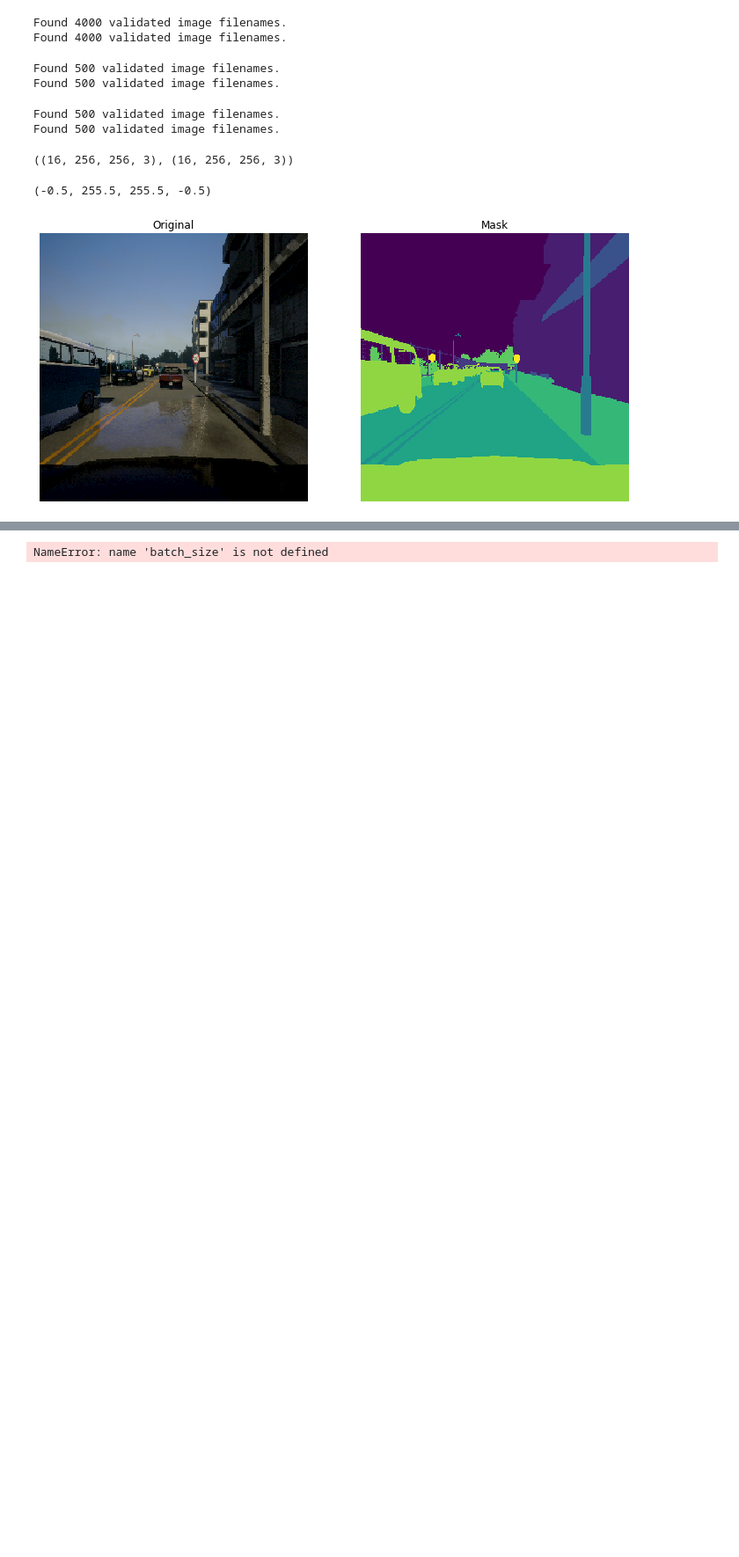
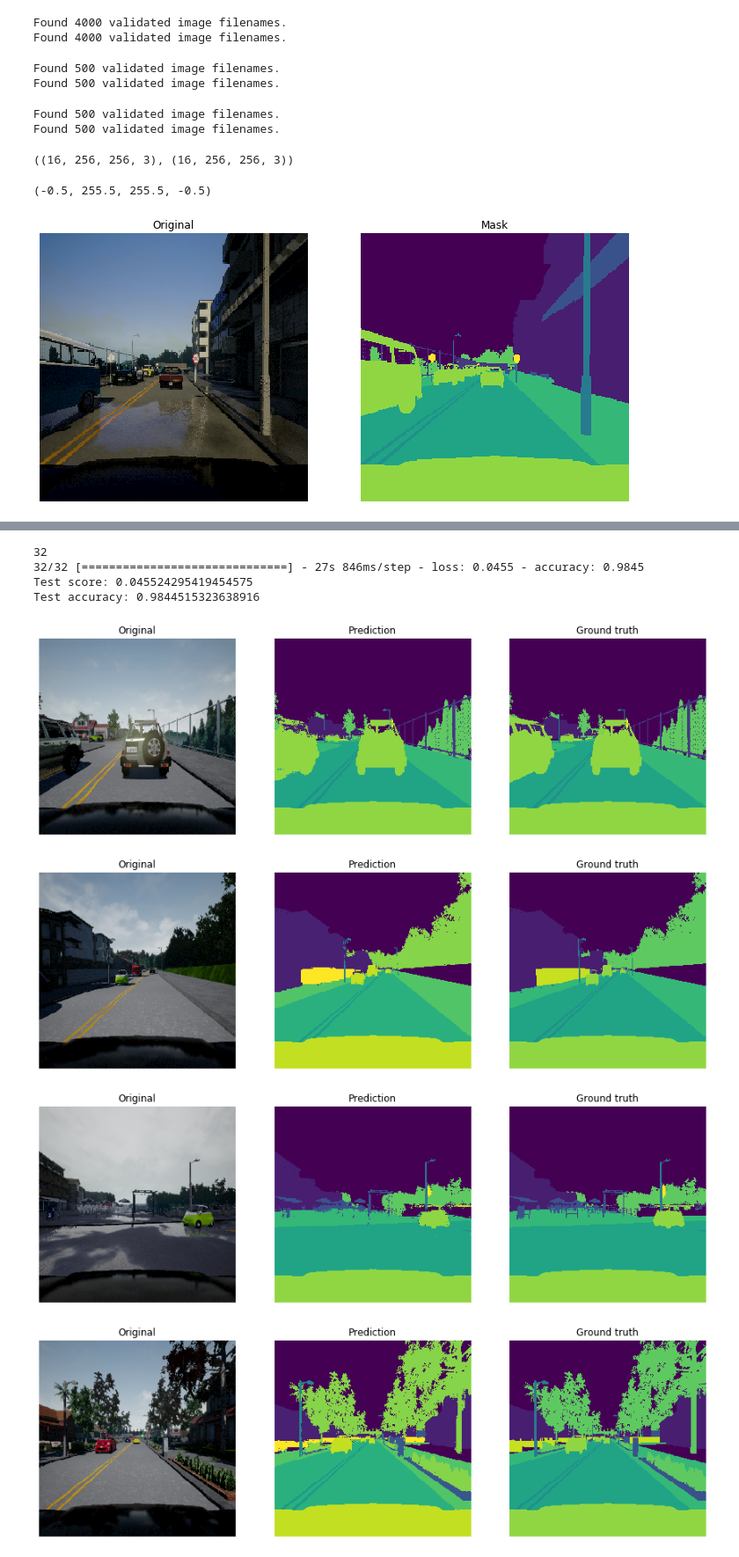
Before and after one commit to GarrettMerz/Projects, a Jupyter notebook: SelfDrivingSegmentation/SemanticSegmenter.ipynb, the cells around one changed output, grey strips where cells are left out. Shown at 88% size. Cells and saved outputs as stored; diff of their text form; code cells hidden in the pictures; blank space fills up the shorter version.

```diff
--- a/SelfDrivingSegmentation/SemanticSegmenter.ipynb
+++ b/SelfDrivingSegmentation/SemanticSegmenter.ipynb
@@ -230,37 +230,49 @@ def UNet():
 
     c1 = Conv2D(32, kernel_size=(3,3), kernel_initializer='he_normal', padding = 'same')(main_input)
     c1 = ELU()(c1)
+    c1 = BatchNormalization()(c1)
     c1 = Conv2D(32, kernel_size=(3,3), kernel_initializer='he_normal', padding = 'same')(c1)
     c1 = ELU()(c1)
+    c1 = BatchNormalization()(c1)
 
     p1 = MaxPooling2D((2,2))(c1)
 
     c2 = Conv2D(32*2, kernel_size=(3,3), kernel_initializer='he_normal', padding = 'same')(p1)
     c2 = ELU()(c2)
+    c2 = BatchNormalization()(c2)
     c2 = Conv2D(32*2, kernel_size=(3,3), kernel_initializer='he_normal', padding = 'same')(c2)
     c2 = ELU()(c2)
+    c2 = BatchNormalization()(c2)
     p2 = MaxPooling2D((2,2))(c2)
+
 
     c3 = Conv2D(32*4, kernel_size=(3,3), kernel_initializer='he_normal', padding = 'same')(p2)
     c3 = ELU()(c3)
+    c3 = BatchNormalization()(c3)
     c3 = Conv2D(32*2, kernel_size=(1,1), kernel_initializer='he_normal', padding = 'same')(c3)
     c3 = ELU()(c3)
+    c3 = BatchNormalization()(c3)
     c3 = Conv2D(32*4, kernel_size=(3,3), kernel_initializer='he_normal', padding = 'same')(c3)
     c3 = ELU()(c3)
+    c3 = BatchNormalization()(c3)
 
     p3 = MaxPooling2D((2,2))(c3)
 
     c4 = Conv2D(32*6, kernel_size=(3,3), kernel_initializer='he_normal', padding = 'same')(p3)
     c4 = ELU()(c4)
+    c4 = BatchNormalization()(c4)
     c4 = Conv2D(32*4, kernel_size=(1,1), kernel_initializer='he_normal', padding = 'same')(c4)
     c4 = ELU()(c4)
+    c4 = BatchNormalization()(c4)
     c4 = Conv2D(32*6, kernel_size=(3,3), kernel_initializer='he_normal', padding = 'same')(c4)
     c4 = ELU()(c4)
+    c4 = BatchNormalization()(c4)
 
     p4 = MaxPooling2D((2,2))(c4)
 
     c5 = Conv2D(32*6, kernel_size=(3,3), kernel_initializer='he_normal', padding = 'same')(p4)
     c5 = ELU()(c5)
+    c5 = BatchNormalization()(c5)
 
 
     ''' ~~~~~~~~~~~~~~~~~~~ DECODING LAYERS ~~~~~~~~~~~~~~~~~~~ '''
@@ -270,8 +282,10 @@ def UNet():
 
     c6 = Conv2D(32*4, kernel_size=(3,3), kernel_initializer='he_normal', padding = 'same')(concat1)
     c6 = ELU()(c6)
+    c6 = BatchNormalization()(c6)
     c6 = Conv2D(32*4, kernel_size=(3,3), kernel_initializer='he_normal', padding = 'same')(c6)
     c6 = ELU()(c6)
+    c6 = BatchNormalization()(c6)
 
 
     u2 = UpSampling2D((2,2))(c6)
@@ -279,22 +293,27 @@ def UNet():
 
     c7 = Conv2D(32*2, kernel_size=(3,3), kernel_initializer='he_normal', padding = 'same')(concat2)
     c7 = ELU()(c7)
+    c7 = BatchNormalization()(c7)
     c7 = Conv2D(32*2, kernel_size=(3,3), kernel_initializer='he_normal', padding = 'same')(c7)
     c7 = ELU()(c7)
+    c7 = BatchNormalization()(c7)
 
     u3 = UpSampling2D((2,2))(c7)
     concat3 = Concatenate()([c2, u3])
 
     c8 = Conv2D(32, kernel_size=(3,3), kernel_initializer='he_normal', padding = 'same')(concat3)
     c8 = ELU()(c8)
+    c8 = BatchNormalization()(c8)
     c8 = Conv2D(32, kernel_size=(3,3), kernel_initializer='he_normal', padding = 'same')(c8)
     c8 = ELU()(c8)
+    c8 = BatchNormalization()(c8)
 
     u4 = UpSampling2D((2,2))(c8)
     concat4 = Concatenate()([c1, u4])
 
     c9 = Conv2D(16, kernel_size = (1,1), kernel_initializer='he_normal', padding = 'same')(concat4)
     c9 = ELU()(c9)
+    c9 = BatchNormalization()(c9)
 
     mask_out = Conv2D(13, (1,1), kernel_initializer='he_normal', padding = 'same', activation = 'sigmoid', name = 'mask_out')(c9)
 
@@ -330,7 +349,8 @@ def lrfn(epoch):
         return 1e-4
     return 1e-3
 # %%
-model.compile(optimizer = 'adam', loss = 'sparse_categorical_crossentropy', metrics = ['accuracy'])
+opt_adam = optimizers.Adam()
+model.compile(optimizer = opt_adam, loss = 'sparse_categorical_crossentropy', metrics = ['accuracy'])
 # %%
 # Learning rate callback
 lr_callback = tf.keras.callbacks.LearningRateScheduler(lambda step: lrfn(step))
@@ -365,32 +403,42 @@ plt.legend()
 model.save_weights('lastest.h5')
 model.load_weights('model.h5')
 # %%
-score, acc = model.evaluate(test_generator,
-                            batch_size=BATCH_SIZE)
+test_steps = len(image_test_generator)
+print(test_steps)
+
+score, acc = model.evaluate(test_generator,steps=test_steps)
 print('Test score:', score)
 print('Test accuracy:', acc)
 # %% [output]
-NameError: name 'batch_size' is not defined
+32
+32/32 [==============================] - 27s 846ms/step - loss: 0.0455 - accuracy: 0.9845
+Test score: 0.045524295419454575
+Test accuracy: 0.9844515323638916
 # %%
 max_show = 12
 test_iter = iter(test_generator)
 for i in range(max_show):
     images, masks = next(test_iter)
     masks = masks[:,:,:,0]
     preds = model.predict(images)
     pred_masks = np.argmax(preds, axis = 3)
     fig, ax = plt.subplots(1, 3, figsize=(15, 6))
 
     for a in ax:
         a.axis('off')
 
-    ax[0].imshow(images[0])
+    ax[0].imshow(images[i])
     ax[0].set_title('Original')
 
     ax[1].imshow(pred_masks[i])
     ax[1].set_title('Prediction')
 
     ax[2].imshow(masks[i])
     ax[2].set_title('Ground truth')
-    plt.savefig(f"pred_{i}.jpg", dpi=150)
+    #plt.savefig(f"pred_{i}.jpg", dpi=150)
     plt.show()
+# %% [output]
+[figure, added]
+[figure, added]
+[figure, added]
+[figure, added]
```
Also changed, not shown: parts of 9 cells of this notebook.
